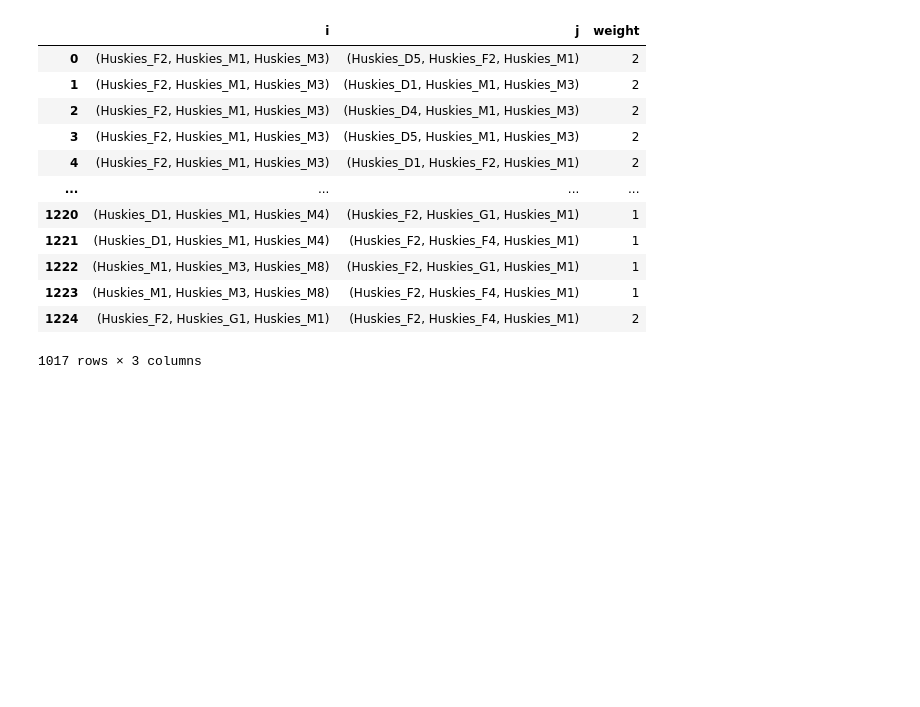
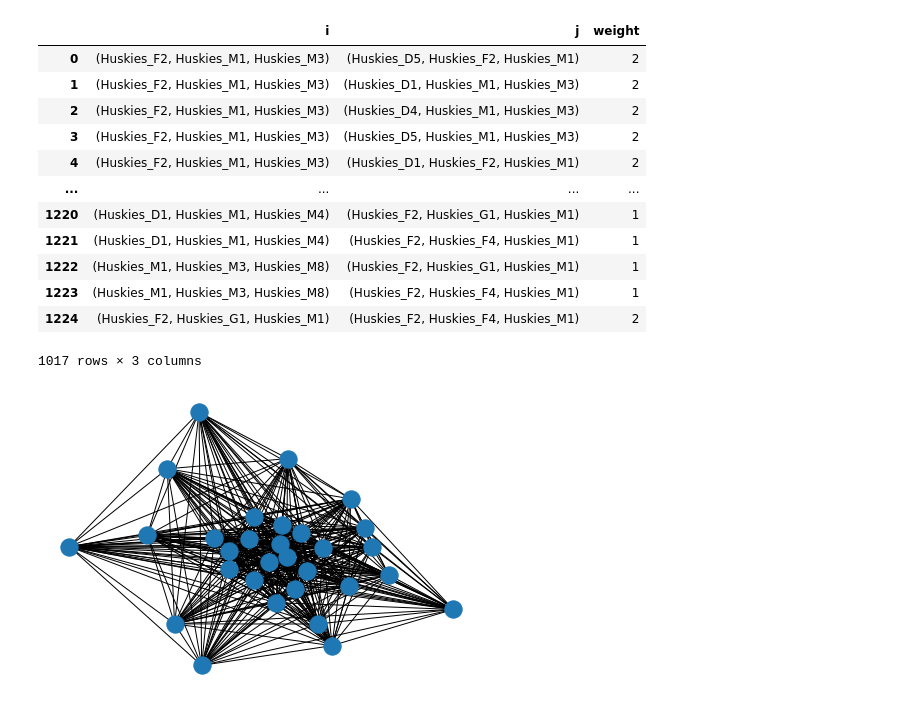
Before and after one commit to jansona/2020_MCM_ICM, a Jupyter notebook: task_1.ipynb, the cells around one changed output. Drawn from its saved outputs; the diff is of its cells as text; code cells hidden in the pictures; blank space fills up the shorter version.

```diff
--- a/task_1.ipynb
+++ b/task_1.ipynb
@@ -565,0 +607,4 @@ new_graph
+# %%
+nx.draw_spring(G)
+# %% [output]
+[figure, added]
```
Also changed, not shown: parts of 17 cells of this notebook, 1 other file.
